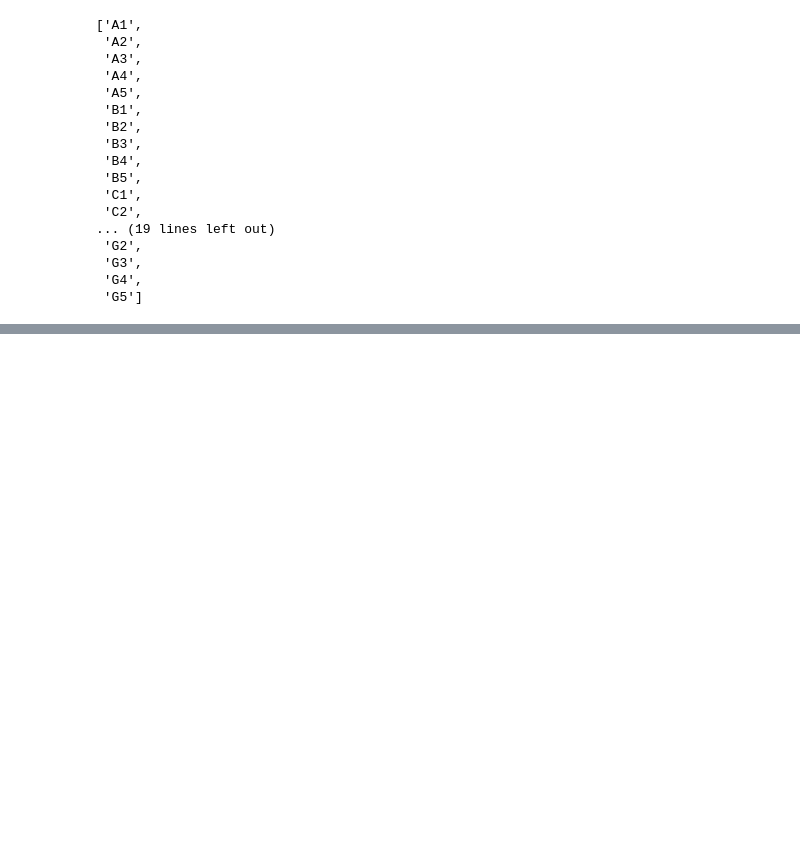
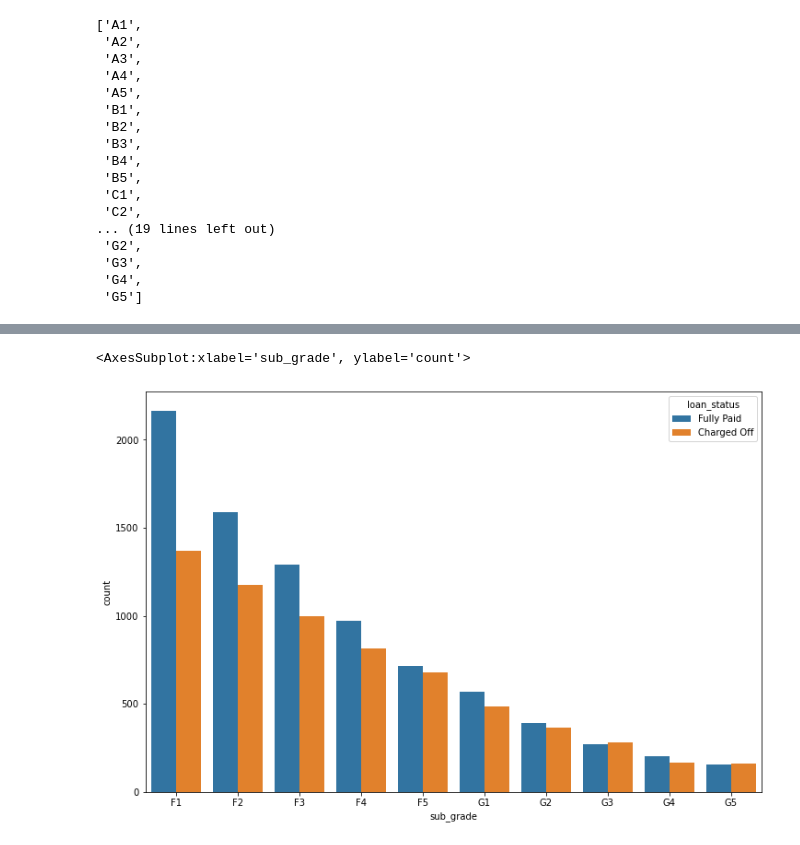
Before and after one commit to mkawsarzaman/prediction_loan_default_ANN_Tensorflow_keras, a Jupyter notebook: prediction_loan_default_ANN_Tensorflow_keras.ipynb, the cells around one changed output, grey strips where cells are left out. Saved outputs shown, nothing was run; the diff lists cells and outputs as text; code cells hidden in the pictures; blank space fills up the shorter version.

```diff
--- a/prediction_loan_default_ANN_Tensorflow_keras.ipynb
+++ b/prediction_loan_default_ANN_Tensorflow_keras.ipynb
@@ -176,0 +204,2 @@ sorted(df['sub_grade'].unique())
+# %%
+f_and_g = df[(df['grade']=='F') | (df['grade']=='G')]
@@ -176,0 +231,6 @@ sorted(df['sub_grade'].unique())
+# %%
+plt.figure(figsize=(12,8))
+sns.countplot(x=f_and_g['sub_grade'],order=sorted(f_and_g['sub_grade'].unique()),data=f_and_g, hue = 'loan_status')
+# %% [output]
+<AxesSubplot:xlabel='sub_grade', ylabel='count'>
+[figure, added]
```
Also changed, not shown: parts of 9 cells of this notebook.
